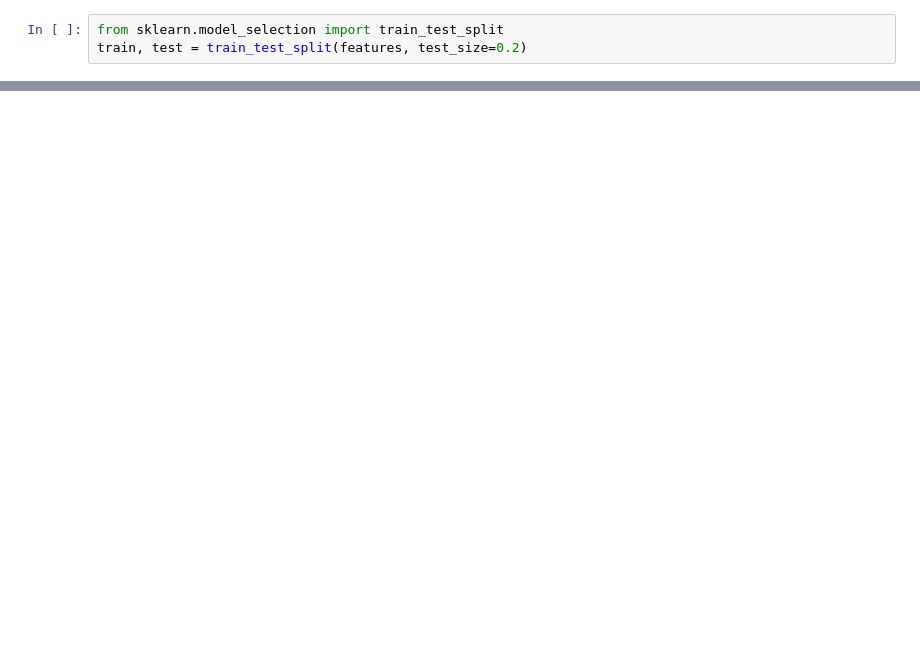
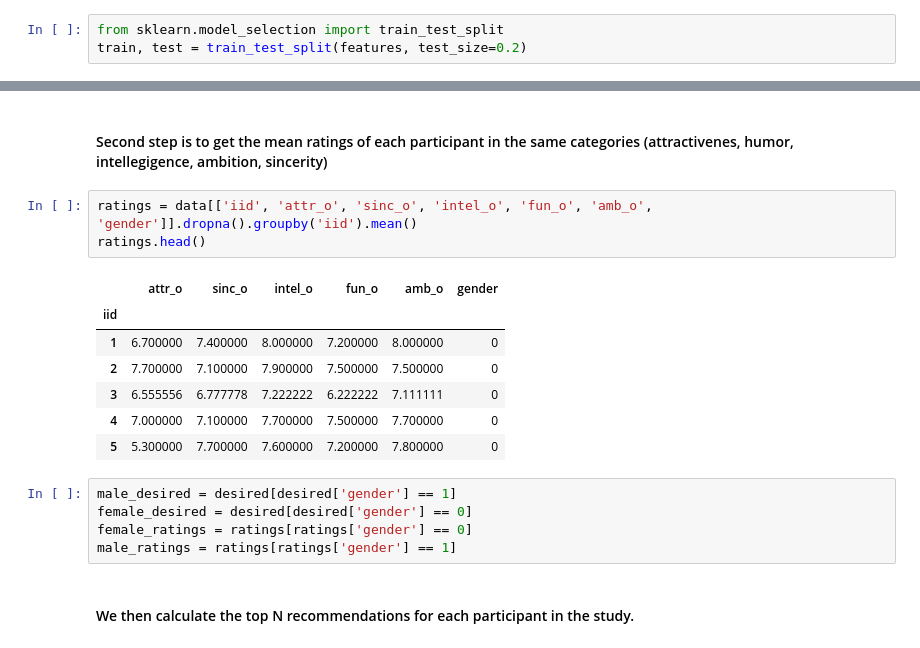
Before and after one commit to yashvig24/speed-dataing-experiment, a Jupyter notebook: Final_Resource.ipynb, the cells around one changed output, grey strips where cells are left out. Saved outputs shown, nothing was run; the diff lists cells and outputs as text; blank space fills up the shorter version.

Commit message:
finish recommendations

```diff
--- a/Final_Resource.ipynb
+++ b/Final_Resource.ipynb
@@ -439,0 +558,20 @@ desired = data[['iid', 'attr1_1', 'sinc1_1', 'intel1_1', 'amb1_1', 'shar1_1']].d
+# %% [markdown]
+#### Second step is to get the mean ratings of each participant in the same categories (attractivenes, humor, intellegigence, ambition, sincerity)
+# %%
+ratings = data[['iid', 'attr_o', 'sinc_o', 'intel_o', 'fun_o', 'amb_o', 'gender']].dropna().groupby('iid').mean()
+ratings.head()
+# %% [output]
+|  | attr_o | sinc_o | intel_o | fun_o | amb_o | gender |
+| iid |  |  |  |  |  |  |
+| 1 | 6.700000 | 7.400000 | 8.000000 | 7.200000 | 8.000000 | 0 |
+| 2 | 7.700000 | 7.100000 | 7.900000 | 7.500000 | 7.500000 | 0 |
+| 3 | 6.555556 | 6.777778 | 7.222222 | 6.222222 | 7.111111 | 0 |
+| 4 | 7.000000 | 7.100000 | 7.700000 | 7.500000 | 7.700000 | 0 |
+| 5 | 5.300000 | 7.700000 | 7.600000 | 7.200000 | 7.800000 | 0 |
+# %%
+male_desired = desired[desired['gender'] == 1]
+female_desired = desired[desired['gender'] == 0]
+female_ratings = ratings[ratings['gender'] == 0]
+male_ratings = ratings[ratings['gender'] == 1]
+# %% [markdown]
+#### We then calculate the top N recommendations for each participant in the study.
```
Also changed, not shown: parts of 36 cells of this notebook.
